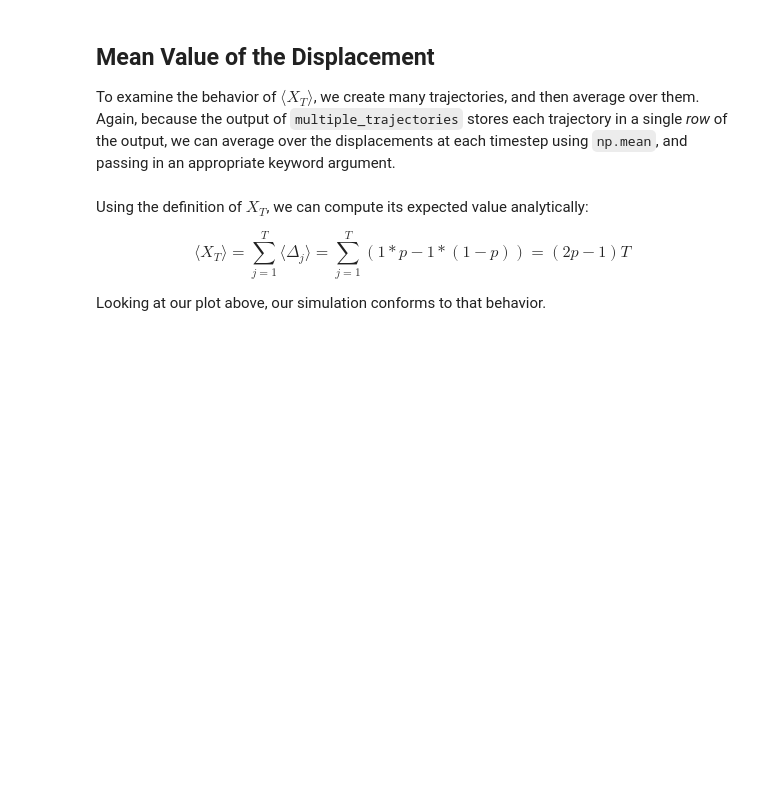
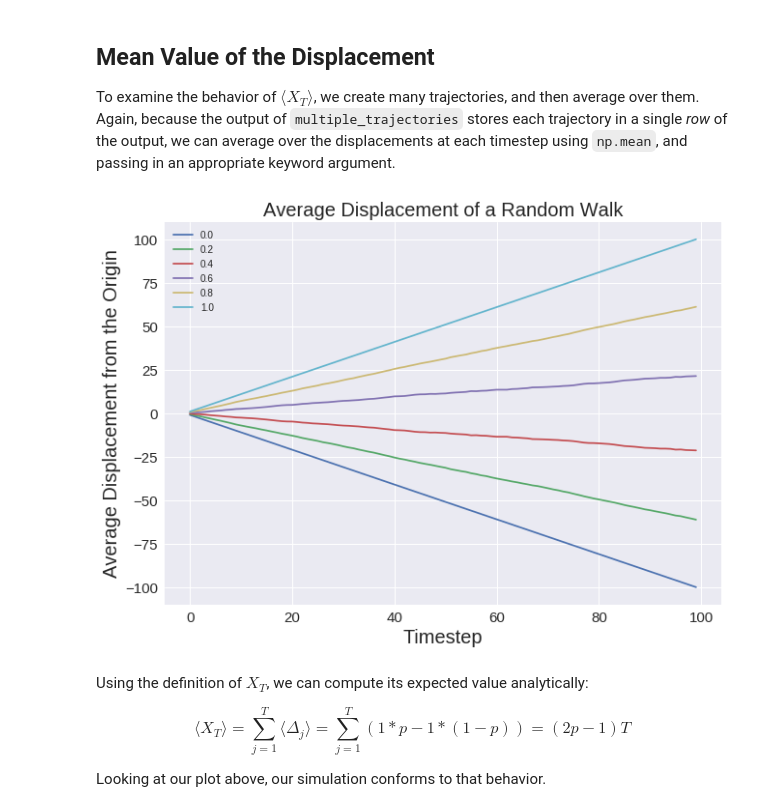
Before and after one commit to CQuIC/summer17-computing-workshop, a Jupyter notebook: Parallelization/Random_Walk_Simulator-Vectorization.ipynb, the cells around one changed output. Cells and saved outputs as stored; diff of their text form; code cells hidden in the pictures; blank space fills up the shorter version.

```diff
--- a/Parallelization/Random_Walk_Simulator-Vectorization.ipynb
+++ b/Parallelization/Random_Walk_Simulator-Vectorization.ipynb
@@ -260,18 +297,18 @@ def vectorized_single_trajectory(p, T, Seed):
     '''
 
     #Set the random seed
-
+    np.random.seed(Seed)
 
     #Generate an array of binomially-distributed
     #random variables whose length is T
-
+    vals = np.random.binomial(1, p, size=T)
 
     #Convert those values to steps
-
+    steps = vectorized_convert_value(vals)
 
     #Compute the cumulative sum of the values -
     #that gives us the displacements
-
+    displacements = np.cumsum(steps)
 
     return displacements
 # %% [markdown]
@@ -425,20 +494,35 @@ Mean Value of the Displacement
 To examine the behavior of $\langle X_{T} \rangle$, we create many trajectories, and then average over them. Again, because the output of ``multiple_trajectories`` stores each trajectory in a single _row_ of the output, we can average over the displacements at each timestep using ``np.mean``, and passing in an appropriate keyword argument.
 # %%
 #Instantiate a figure and axis
-
+fig = plt.figure()
+ax = fig.add_axes([0, 0, 1, 1])
 
 #Set the number of timesteps,
 #number of trajectories, and
 #the values for p
+T = 100
+numTrajectories = 100
+ps = np.linspace(0, 1, num=6)
 
 #Loop over the p-values, compute multiple
 #trajectories, take their mean (w/ axis=0), and plot them
-
+for p in ps:
+    trajectories = multiple_trajectories(p, T, numTrajectories)
+    mean_displacement = np.mean(trajectories, axis=0)
+    ax.plot(mean_displacement, label=np.round(p, 2))
 
 #Set a legend
-
+ax.legend(loc=0)
 
 #Set the title, xlabel, and ylabel
+ax.set_title(r'Average Displacement of a Random Walk', fontsize=20)
+ax.set_xlabel('Timestep', fontsize=20)
+ax.set_ylabel('Average Displacement from the Origin', fontsize=20)
+
+#Adjust the tick labels
+for s in ['x', 'y']: ax.tick_params(axis=s, labelsize=15)
+# %% [output]
+[figure, added]
 # %% [markdown]
 Using the definition of $X_{T}$, we can compute its expected value analytically:
 
```
Also changed, not shown: parts of 22 cells of this notebook.
